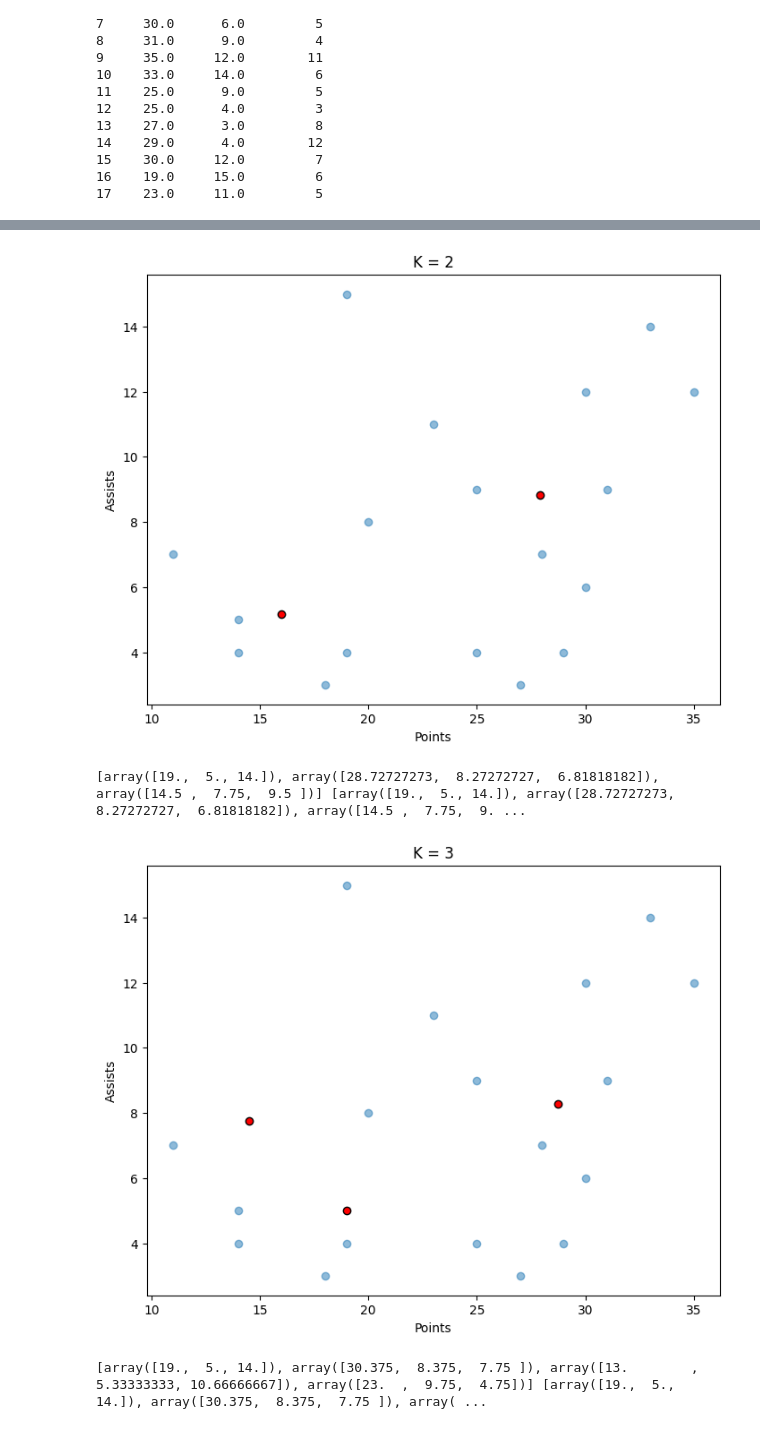
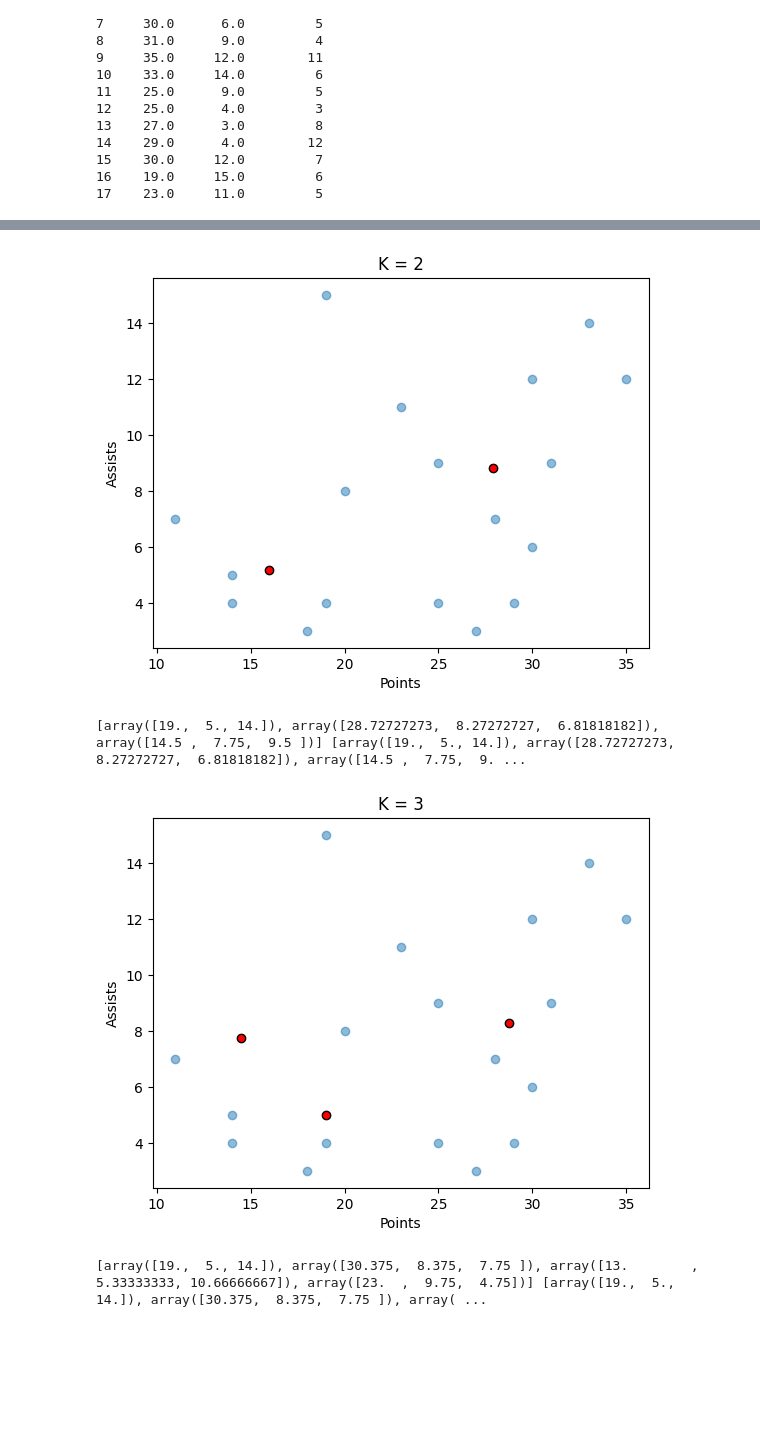
Before and after one commit to anbaralthaf/MachineLearning, a Jupyter notebook: K_Means.ipynb, the cells around one changed output, grey strips where cells are left out. Cells and saved outputs as stored; diff of their text form; code cells hidden in the pictures; blank space fills up the shorter version.

```diff
--- a/K_Means.ipynb
+++ b/K_Means.ipynb
@@ -58,22 +58,24 @@ def kmeans(k):
             clusters = [[i, store[i]] for i in range(k)]
 # %%
 for k in range(2, 5):
+
     centers = kmeans(k)
     x, y = [], []
+
     for center in centers:
         x.append(center[0])
         y.append(center[1])
+
     fig = plt.figure()
-    ax = fig.add_axes([0, 0, 1, 1])
     plt.title(f"K = {k}")
     plt.scatter(df['Points'].to_numpy(), df['Assists'].to_numpy(), alpha=0.5)
-    plt.scatter(x, y, color='red', edgecolor='black')  # Adding edgecolor for better visibility
+    plt.scatter(x, y, color='red', edgecolor='black')
     plt.xlabel('Points')
     plt.ylabel('Assists')
     plt.show()
 # %% [output]
 [array([16.        ,  5.16666667, 12.33333333]), array([27.91666667,  8.83333333,  6.75      ])] [array([16.        ,  5.16666667, 12.33333333]), array([27.91666667,  8.83333333,  6.75      ])]
-[figure, old version]
+[figure, new version]
 [array([19.,  5., 14.]), array([28.72727273,  8.27272727,  6.81818182]), array([14.5 ,  7.75,  9.5 ])] [array([19.,  5., 14.]), array([28.72727273,  8.27272727,  6.81818182]), array([14.5 ,  7.75,  9. ...
-[figure, old version]
+[figure, new version]
 [array([19.,  5., 14.]), array([30.375,  8.375,  7.75 ]), array([13.        ,  5.33333333, 10.66666667]), array([23.  ,  9.75,  4.75])] [array([19.,  5., 14.]), array([30.375,  8.375,  7.75 ]), array( ...
```
Also changed, not shown: parts of 1 cell of this notebook.
